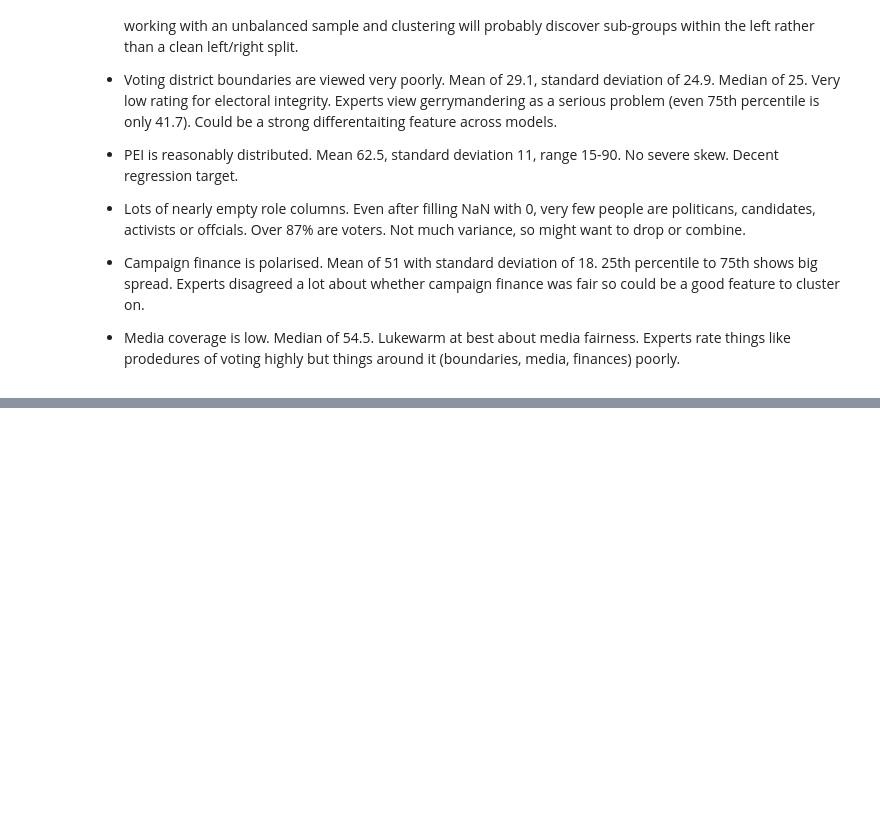
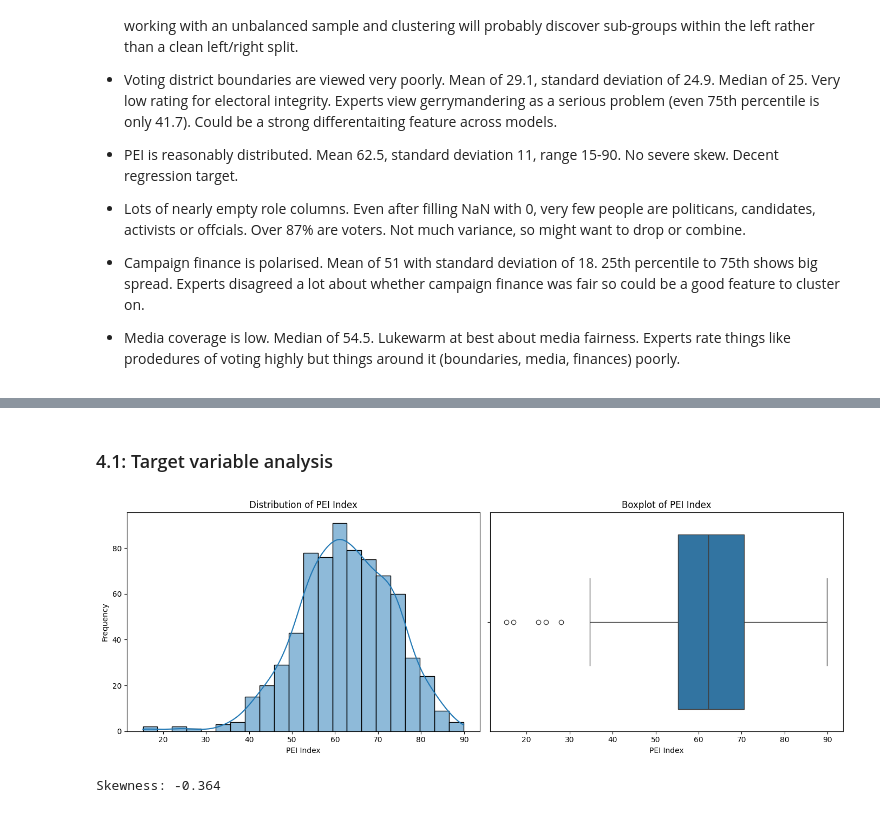
Before and after one commit to charlottedavidson524/2016_US_Election_ML, a Jupyter notebook: notebook/EDA.ipynb, the cells around one changed output, grey strips where cells are left out. Saved outputs shown, nothing was run; the diff lists cells and outputs as text; code cells hidden in the pictures; blank space fills up the shorter version.

```diff
--- a/notebook/EDA.ipynb
+++ b/notebook/EDA.ipynb
@@ -381,0 +391,25 @@ Interesting observations at a glance:
+# %% [markdown]
+### 4.1: Target variable analysis
+# %%
+# Histogram/KDE/boxplot of PEI index
+fig, axes = plt.subplots(1, 2, figsize=(14, 5))
+
+# Histogram with KDE
+sns.histplot(df['Perceptions of Electoral Integrity Index'].dropna(), kde=True, ax=axes[0])
+axes[0].set_title('Distribution of PEI Index')
+axes[0].set_xlabel('PEI Index')
+axes[0].set_ylabel('Frequency')
+
+# Boxplot
+sns.boxplot(x=df['Perceptions of Electoral Integrity Index'], ax=axes[1])
+axes[1].set_title('Boxplot of PEI Index')
+axes[1].set_xlabel('PEI Index')
+
+plt.tight_layout()
+plt.show()
+
+# Skewness
+print(f"Skewness: {df['Perceptions of Electoral Integrity Index'].skew():.3f}")
+# %% [output]
+[figure, added]
+Skewness: -0.364
```
Also changed, not shown: parts of 16 cells of this notebook.
